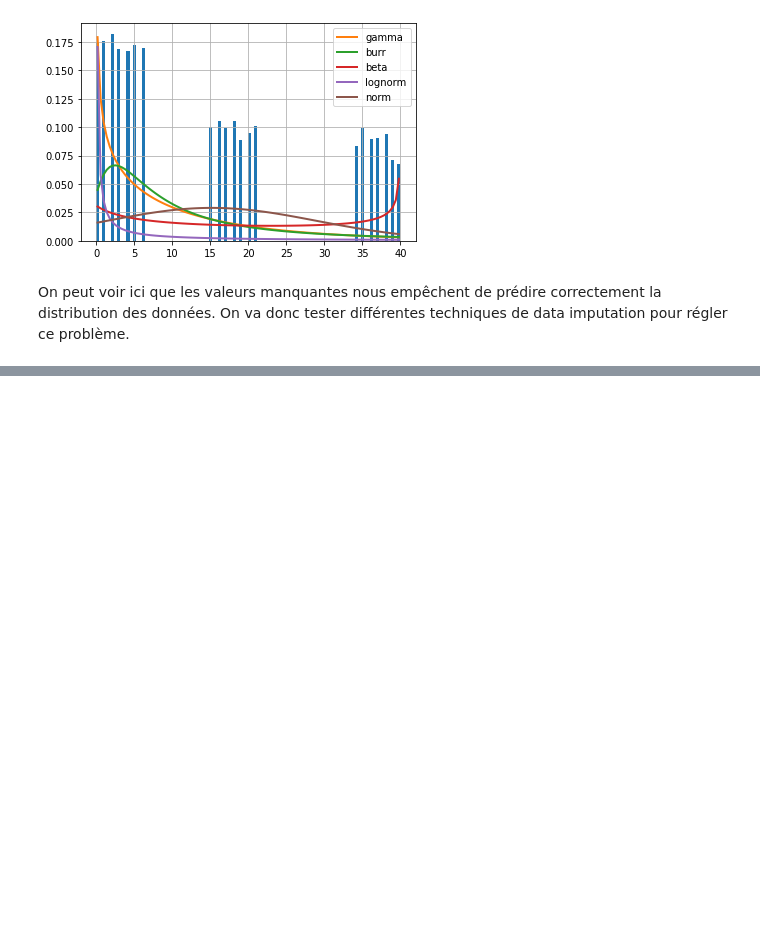
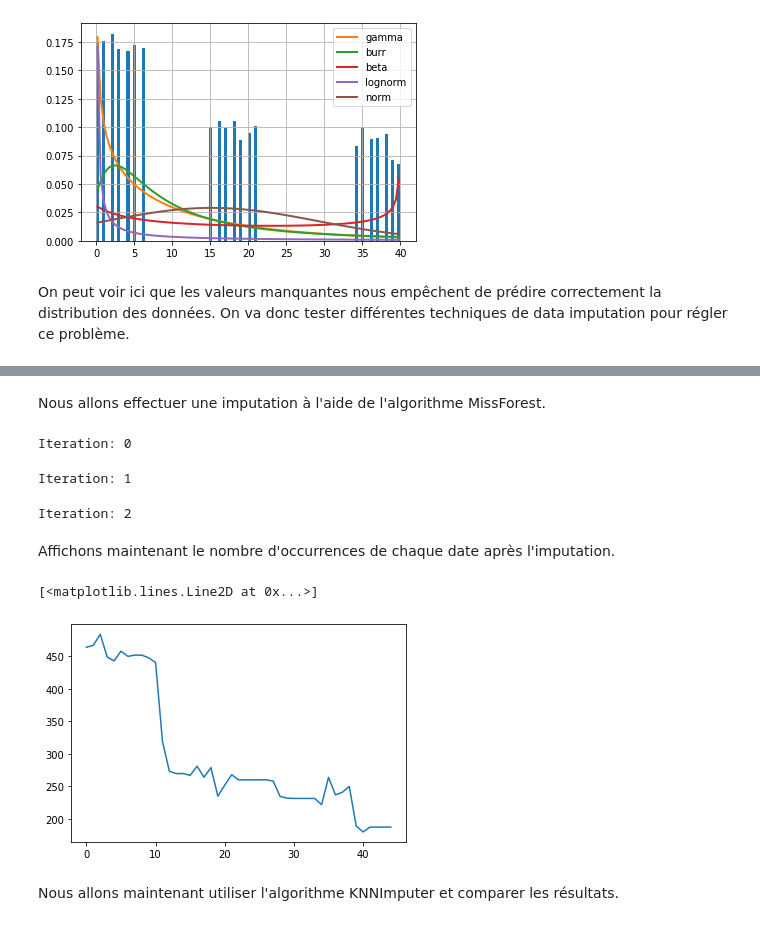
Before and after one commit to RemyLpr/defi_ia, a Jupyter notebook: analyse_explo/test_set_analysis.ipynb, the cells around one changed output, grey strips where cells are left out. Cells and saved outputs as stored; diff of their text form; code cells hidden in the pictures; blank space fills up the shorter version.

Commit message:
Add files via upload
Interpolation polynomiale de la distribution des dates dans le test set

```diff
--- a/analyse_explo/test_set_analysis.ipynb
+++ b/analyse_explo/test_set_analysis.ipynb
@@ -138,0 +161,27 @@ Successfully installed missingpy-0.2.0
+# %%
+nb_occ_date = df["date"].value_counts().rename_axis('date').reset_index(name='nb_occ').sort_values(by = ["date"])
+# ajout des NaN dans le dataframe
+for d in range(0,45):
+  if d not in nb_occ_date["date"].values:
+    nb_occ_date = nb_occ_date.append({'date':d, 'nb_occ':np.nan}, ignore_index=True)
+nb_occ_date = nb_occ_date.sort_values(by = ["date"])
+# %% [markdown]
+Nous allons effectuer une imputation à l'aide de l'algorithme MissForest.
+# %%
+# data imputation
+imp = MissForest()
+nb_occ_date_mf = imp.fit_transform(nb_occ_date)
+# %% [output]
+Iteration: 0
+Iteration: 1
+Iteration: 2
+# %% [markdown]
+Affichons maintenant le nombre d'occurrences de chaque date après l'imputation.
+# %%
+df_filled_mf = pd.DataFrame(nb_occ_date_mf, columns = ["date", "nb_occ"])
+plt.plot(df_filled_mf["date"], df_filled_mf["nb_occ"])
+# %% [output]
+[<matplotlib.lines.Line2D at 0x...>]
+[figure, added]
+# %% [markdown]
+Nous allons maintenant utiliser l'algorithme KNNImputer et comparer les résultats.
```
Also changed, not shown: parts of 10 cells of this notebook.
